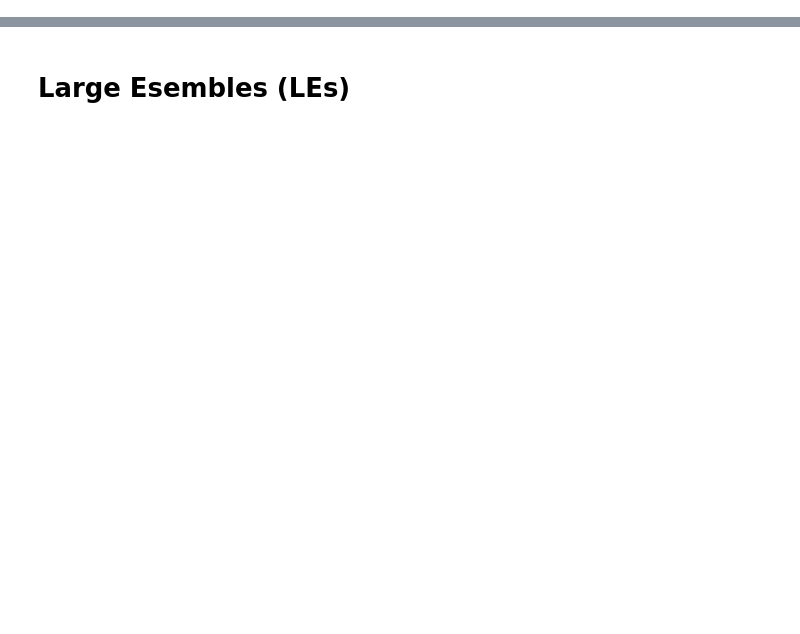
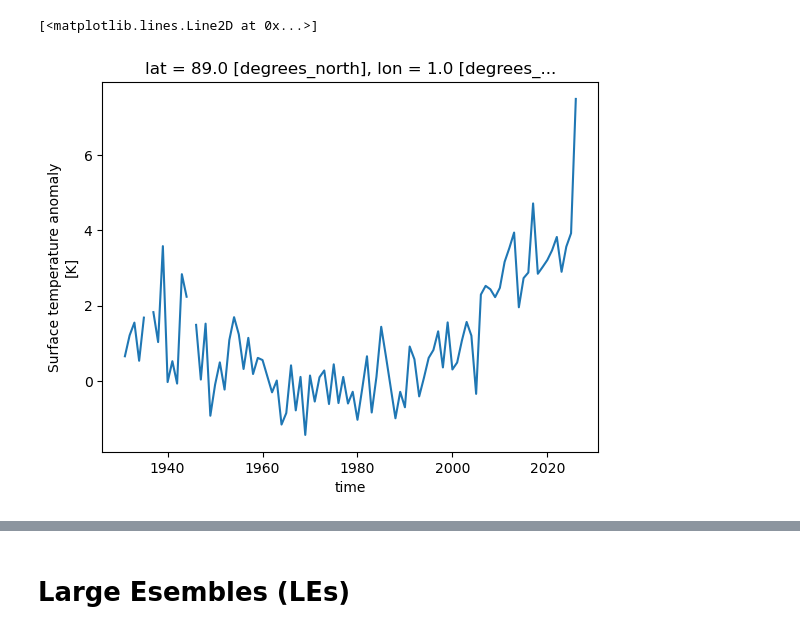
Before and after one commit to alexborowiak/time_of_emergene_drafts, a Jupyter notebook: toplevel_notebooks/00_data_processing.ipynb, the cells around one changed output, grey strips where cells are left out. Drawn from its saved outputs; the diff is of its cells as text; code cells hidden in the pictures; blank space fills up the shorter version.

```diff
--- a/toplevel_notebooks/00_data_processing.ipynb
+++ b/toplevel_notebooks/00_data_processing.ipynb
@@ -35,0 +19,9 @@ client
+# %%
+GISS_PATH = '/g/data/w40/ab2313/time_of_emergence/gistemp1200_GHCNv4_ERSSTv5.zarr'
+# %%
+ds = xr.open_dataset(GISS_PATH, engine='zarr')
+# %%
+ds = ds.tempanomaly
+# %%
+ds = ds.resample(time='YE').mean().persist()
+wait(ds);
@@ -35,0 +63,5 @@ client
+# %%
+ds.sel(lat=90, lon=0, method='nearest').plot()
+# %% [output]
+[<matplotlib.lines.Line2D at 0x...>]
+[figure, added]
```
Also changed, not shown: parts of 29 cells of this notebook, 17 other files.
